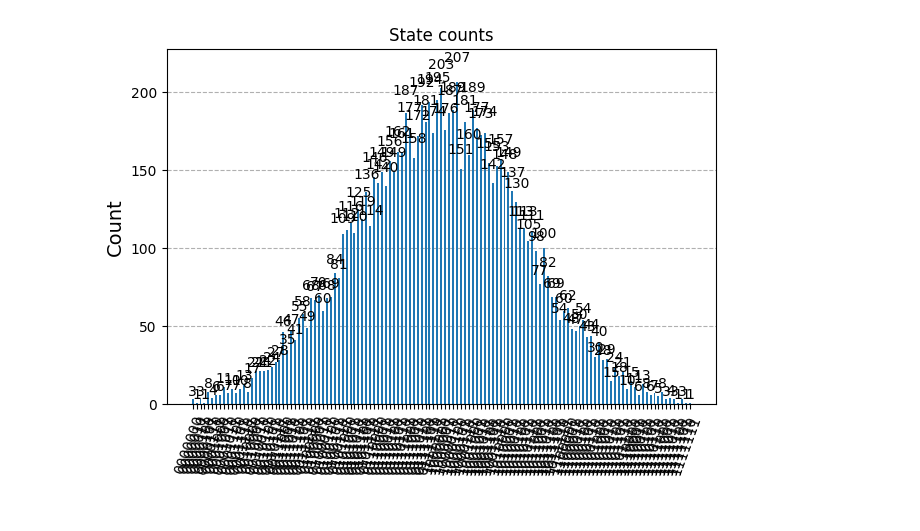
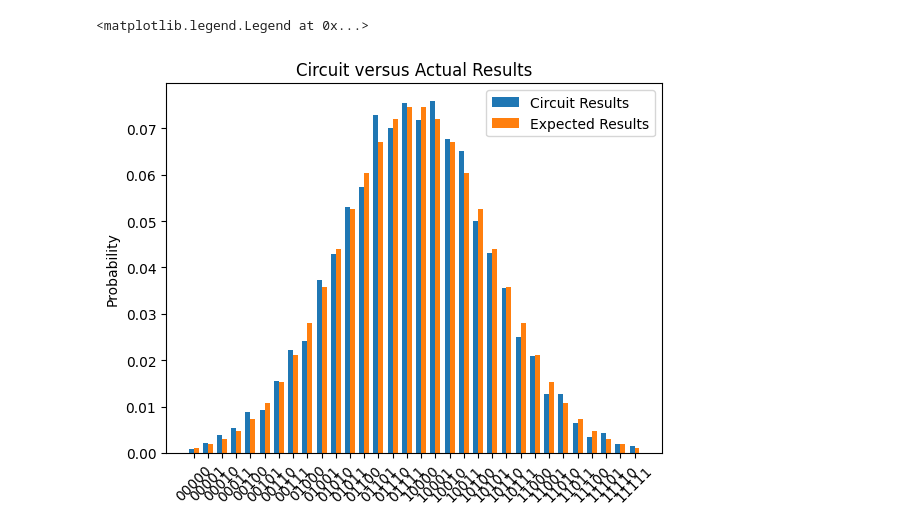
Before and after one commit to apabla1/CMSC457-Qiskit, a Jupyter notebook: project/results.ipynb, the cells around one changed output. Saved outputs shown, nothing was run; the diff lists cells and outputs as text; code cells hidden in the pictures.

Commit message:
better plotting

```diff
--- a/project/results.ipynb
+++ b/project/results.ipynb
@@ -43,7 +43,7 @@ def exponential_cdf(x, lam=5):
     '''
     return scipy.stats.expon.cdf(x, scale=1/lam)
 
-num_qubits = 7
+num_qubits = 5
 cdf = normal_cdf
 # %%
 num_states = 2**num_qubits
@@ -129,9 +118,28 @@ qc.draw('mpl')
 # %%
+num_shots = 10000
+
 
 simulator = AerSimulator()
 qc_t = transpile(qc, simulator)
-result = simulator.run(qc_t,shots=10000).result()
+result = simulator.run(qc_t,shots=num_shots).result()
 counts = result.get_counts(qc_t)
 plot_histogram(counts, title='State counts')
+
+counts_sorted = [value for key, value in sorted(counts.items())]
+counts_normalized = [value / num_shots for value in counts_sorted]
+
+x = np.arange(num_states)
+width = 0.35
+
+fig, ax = plt.subplots()
+bars1 = ax.bar(x - width/2, counts_normalized, width, label='Circuit Results')
+bars2 = ax.bar(x + width/2, p, width, label='Expected Results')
+
+ax.set_ylabel('Probability')
+ax.set_title('Circuit versus Actual Results')
+ax.set_xticks(x)
+ax.set_xticklabels([key for key,value in sorted(counts.items())], rotation=45)
+ax.legend()
 # %% [output]
+<matplotlib.legend.Legend at 0x...>
-[figure, old version]
+[figure, new version]
```
Also changed, not shown: parts of 2 cells of this notebook.
